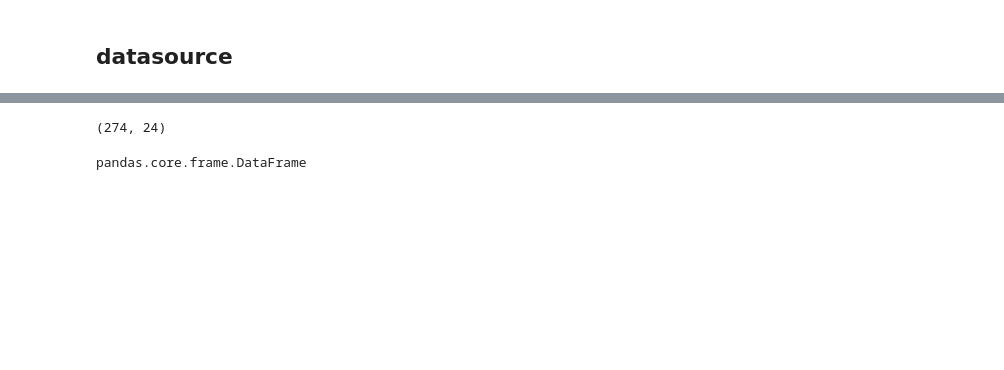
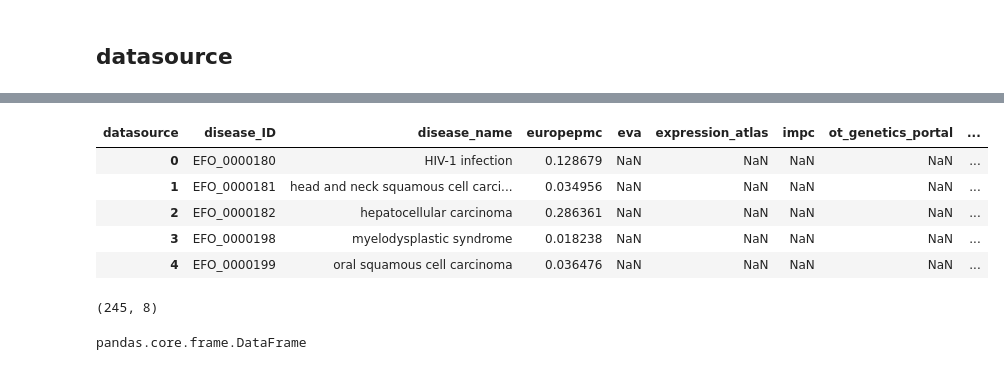
Before and after one commit to bioinfo-megane/test_Python_OpenTargetsAPI, a Jupyter notebook: OpenTargetsAPI.ipynb, the cells around one changed output, grey strips where cells are left out. Cells and saved outputs as stored; diff of their text form; code cells hidden in the pictures; blank space fills up the shorter version.

```diff
--- a/OpenTargetsAPI.ipynb
+++ b/OpenTargetsAPI.ipynb
@@ -356,7 +573,10 @@ query_associatedDiseases_scores_dt = """
     }
 """
 # %%
-r03 = requests.post(base_url, json = {"query": query_associatedDiseases_scores_dt, "variables": variables02})
+r03 = requests.post(
+    base_url,
+    json={"query": query_associatedDiseases_scores_dt, "variables": variables02},
+)
 # %%
 res03 = json.loads(r03.text)
 # %%
@@ -457,6 +684,9 @@ query_associatedDiseases_scores_ds = """
     }
 """
 # %%
-r04 = requests.post(base_url, json = {"query": query_associatedDiseases_scores_ds, "variables": variables02})
+r04 = requests.post(
+    base_url,
+    json={"query": query_associatedDiseases_scores_ds, "variables": variables02},
+)
 # %%
 res04 = json.loads(r04.text)
@@ -563,8 +693,36 @@ ds_table_ok.head()
-# %%
-ds_table_ok.shape
-# %% [output]
-(274, 24)
-# %%
-type(ds_table_ok)
-# %% [output]
-pandas.core.frame.DataFrame
+# %%
+ds_table0 = (
+    pd.DataFrame(list(flatsplode(res04["data"]["target"]["associatedDiseases"])))
+    .filter(
+        [
+            "rows.disease.id",
+            "rows.disease.name",
+            "rows.datasourceScores.id",
+            "rows.datasourceScores.score",
+        ]
+    )
+    .rename(
+        columns={
+            "rows.disease.id": "disease_ID",
+            "rows.disease.name": "disease_name",
+            "rows.datasourceScores.id": "datasource",
+            "rows.datasourceScores.score": "datasource_score",
+        }
+    )
+    .set_index(["disease_ID", "disease_name", "datasource"])["datasource_score"]
+    .unstack()
+    .reset_index()
+)
+# %%
+display(ds_table0.head())
+display(ds_table0.shape)
+display(type(ds_table0))
+# %% [output]
+| datasource | disease_ID | disease_name | europepmc | eva | expression_atlas | impc | ot_genetics_portal | ... |
+| 0 | EFO_0000180 | HIV-1 infection | 0.128679 | NaN | NaN | NaN | NaN | ... |
+| 1 | EFO_0000181 | head and neck squamous cell carci... | 0.034956 | NaN | NaN | NaN | NaN | ... |
+| 2 | EFO_0000182 | hepatocellular carcinoma | 0.286361 | NaN | NaN | NaN | NaN | ... |
+| 3 | EFO_0000198 | myelodysplastic syndrome | 0.018238 | NaN | NaN | NaN | NaN | ... |
+| 4 | EFO_0000199 | oral squamous cell carcinoma | 0.036476 | NaN | NaN | NaN | NaN | ... |
+(245, 8)
+pandas.core.frame.DataFrame
```
Also changed, not shown: parts of 174 cells of this notebook, 1 other file.
